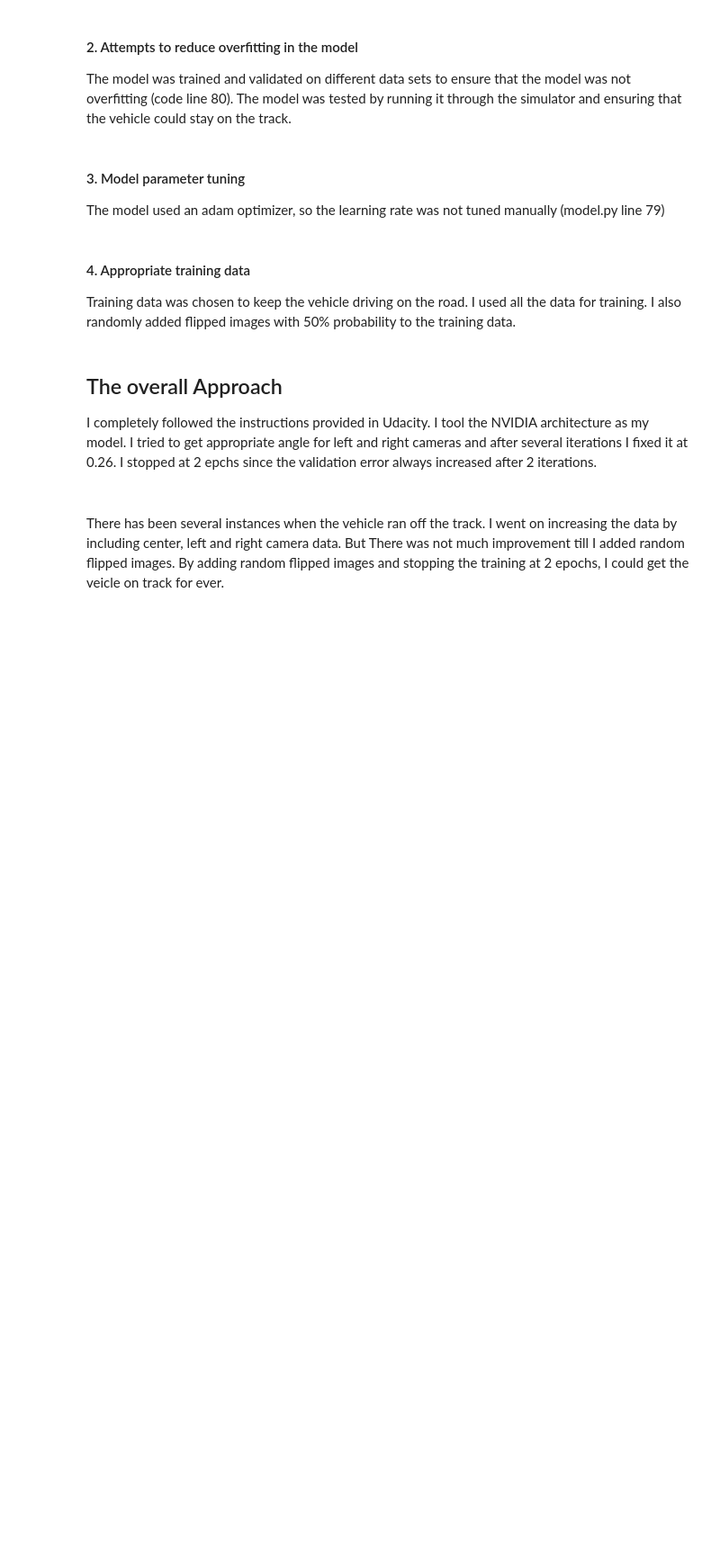
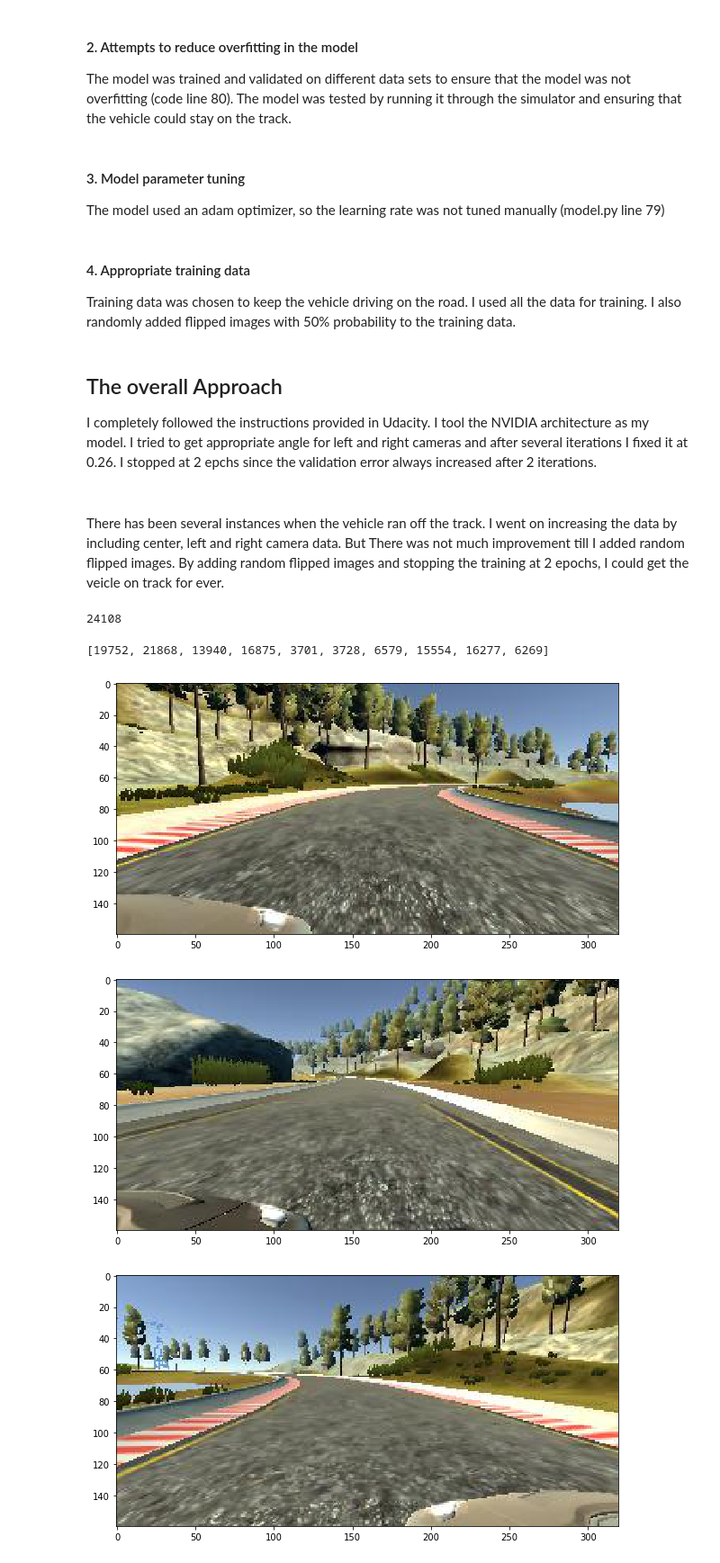
Before and after one commit to jyotinayak1976/CarND-Behavioral-Cloning, a Jupyter notebook: writeup_report.ipynb, the cells around one changed output. Shown at 90% size. Saved outputs shown, nothing was run; the diff lists cells and outputs as text; code cells hidden in the pictures; blank space fills up the shorter version.

```diff
--- a/writeup_report.ipynb
+++ b/writeup_report.ipynb
@@ -48,0 +51,26 @@ There has been several instances when the vehicle ran off the track. I went on i
+# %%
+images = glob.glob('C:/Self-Driving Car/CarND-Behavioral-Cloning-P3/data/IMG/*')
+# %%
+len(images)
+# %% [output]
+24108
+# %%
+import random
+randlist = []
+for i in range(10):
+    randlist.append(random.randint(0,24107))
+randlist
+# %% [output]
+[19752, 21868, 13940, 16875, 3701, 3728, 6579, 15554, 16277, 6269]
+# %%
+import matplotlib.pyplot as plt
+import matplotlib.image as mpimg
+%matplotlib inline
+for x in randlist:
+    image = mpimg.imread(images[x])
+    f, ax = plt.subplots(1, 1, figsize=(10,10))
+    ax.imshow(image)
+# %% [output]
+[figure, added]
+[figure, added]
+[figure, added]
```
Also changed, not shown: parts of 3 cells of this notebook, 1 other file.
